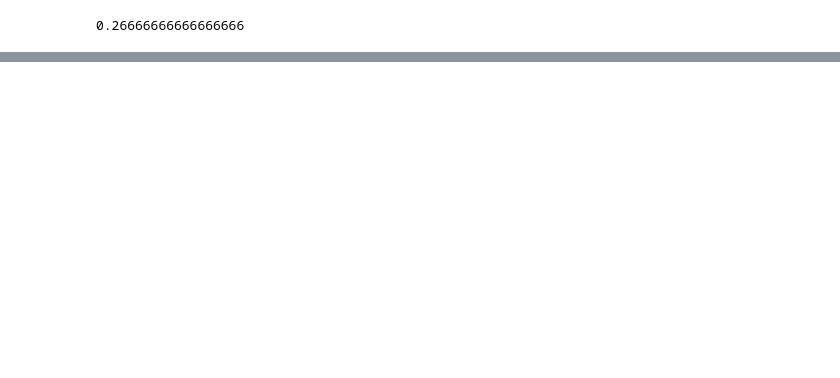
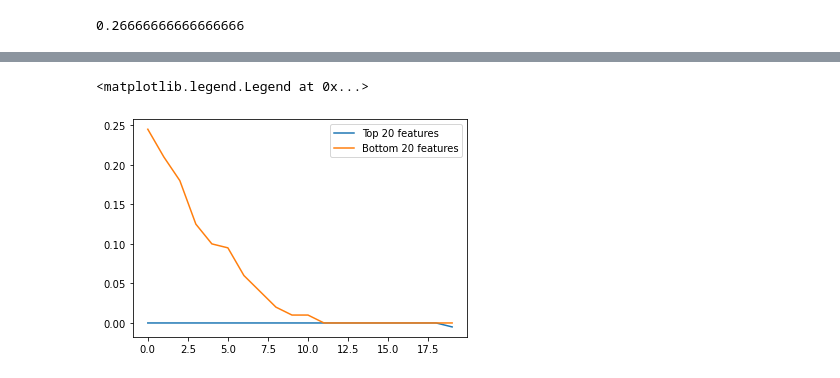
Before and after one commit to kroglkt/articlencoding, a Jupyter notebook: Authorship Attribution Feature Extraction.ipynb, the cells around one changed output, grey strips where cells are left out. Saved outputs shown, nothing was run; the diff lists cells and outputs as text; code cells hidden in the pictures; blank space fills up the shorter version.

Commit message:
New data, ready for classification test

```diff
--- a/Authorship Attribution Feature Extraction.ipynb
+++ b/Authorship Attribution Feature Extraction.ipynb
@@ -370,0 +390,2 @@ Not final models, but just to see how everything works.
+# %%
+matrix, vectorizers, feature_names = combine_data(list(dataframe["Body"])[:10], 'train')
@@ -371,28 +434,22 @@ Not final models, but just to see how everything works.
 # %%
-#Load a subset of the data
-with open('data/additional/scraped/data_30.json') as f:
-    dataframe = pd.read_json(f)
+%%time
+extract = True
+if extract:
+    bodies = list(dataframe["Body"])
+    authors = list(dataframe["Byline"])
 
-train1 = dataframe.loc[(dataframe["Byline"] == "Magnus Boye")][:10]
-train2 = dataframe.loc[(dataframe["Byline"] == "Morten Guldberg")][:10]
-train3 = dataframe.loc[(dataframe["Byline"] == "Alexander Bitsch")][:10]
-train4 = dataframe.loc[(dataframe["Byline"] == "Morten Bjerregaard")][:10]
-train5 = dataframe.loc[(dataframe["Byline"] == "Silla Bakalus")][:10]
+    train_X, test_X, train_y, test_y = train_test_split(bodies, authors, test_size=0.2, random_state=42, stratify=authors)
 
-frames = [train1, train2,train3, train4, train5]
-trainset = pd.concat(frames, sort=False)
-bodies = list(trainset["Body"])
-authors = list(trainset["Byline"])
+    #Convert names to categories
+    le = LabelEncoder()
+    train_y = le.fit_transform(train_y)
+    test_y = le.fit_transform(test_y)
 
-train_X, test_X, train_y, test_y = train_test_split(bodies, authors, test_size=0.2, random_state=42, stratify=authors)
+    train_X, vectorizers, feature_names = combine_data(train_X, 'train')
+    test_X, _, _ = combine_data(test_X, 'test', vectorizers=vectorizers)
 
-#Convert names to categories
-le = LabelEncoder()
-train_y = le.fit_transform(train_y)
-test_y = le.fit_transform(test_y)
-
-train_X, vectorizers = combine_data(train_X, 'train')
-test_X, _ = combine_data(test_X, 'test', vectorizers=vectorizers)
+    print("Train shape:", train_X.shape)
+    print("Test shape:", test_X.shape)
 # %% [output]
 Training data specified... Training vectorizers!
 
@@ -423,7 +501,7 @@ f1_score(test_y, lrg.predict(test_X), average='weighted')
 0.26666666666666666
 # %%
 import classifier_unit_test
-tpr, fpr, dum_tpr, dum_fpr = classifier_unit_test.test_classifier(lrg, train_X, test_X, train_y, test_y, give_roc=True)
+output = classifier_unit_test.test_classifier(lrg, train_X, test_X, train_y, test_y, give_roc=True, give_importance=True)
 # %% [output]
 Oh, model already fit. Thanks!
 Training dummy...
@@ -443,2 +532,9 @@ from sklearn.inspection import permutation_importance
+# %%
+plt.plot(sorted(output['importances_mean'])[::-1][-20:], label="Top 20 features")
+plt.plot(sorted(output['importances_mean'])[::-1][:20], label="Bottom 20 features")
+plt.legend()
+# %% [output]
+<matplotlib.legend.Legend at 0x...>
+[figure, added]
 # %%
 r = permutation_importance(lrg, test_X, test_y)
```
Also changed, not shown: parts of 21 cells of this notebook, 7 other files.
